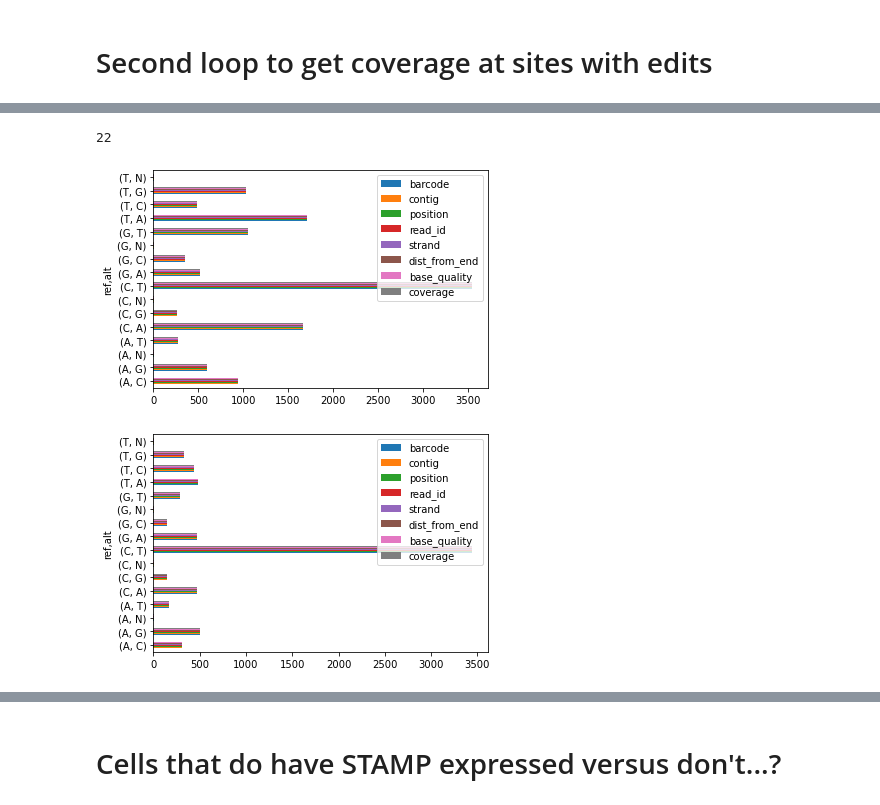
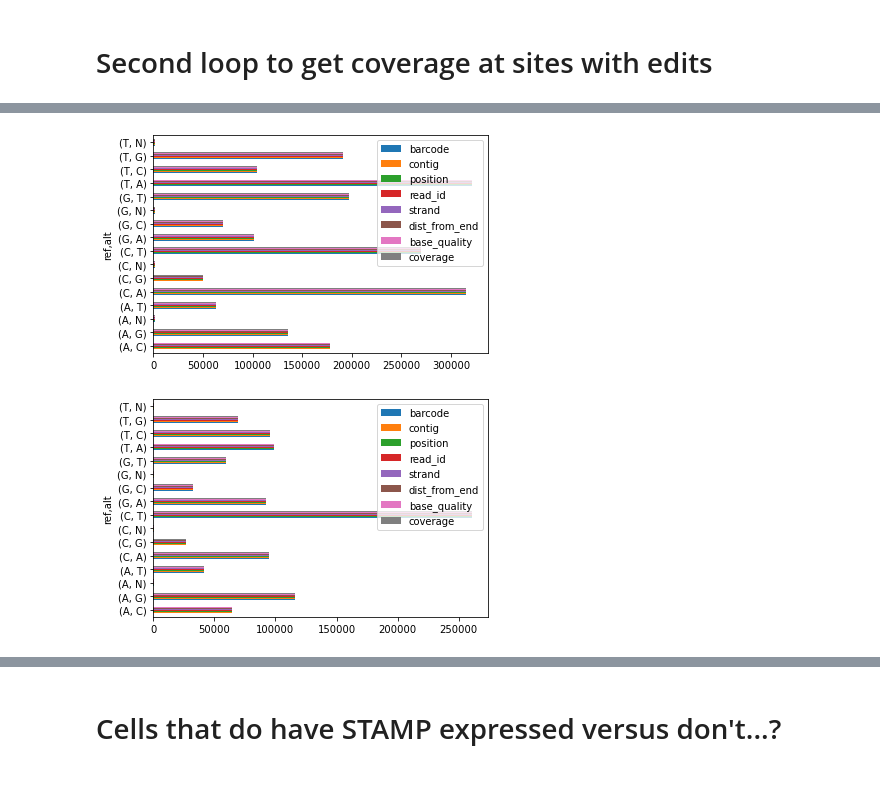
Before and after one commit to howardxu520/MARINE, a Jupyter notebook: scripts/check_against_pileup_all_cells.ipynb, the cells around one changed output, grey strips where cells are left out. Drawn from its saved outputs; the diff is of its cells as text; code cells hidden in the pictures.

```diff
--- a/scripts/check_against_pileup_all_cells.ipynb
+++ b/scripts/check_against_pileup_all_cells.ipynb
@@ -158,30 +170,0 @@ barcodes.get('1')
-# %%
-import shutil
-
-num_barcodes = 0
-for contig, reads_for_barcode_in_contig in barcodes.items():
-    for barcode, reads_for_barcode in reads_for_barcode_in_contig.items():
-        num_barcodes += 1
-        if num_barcodes % 100 == 0:
-            print("Barcode {} (#{})".format(barcode, num_barcodes))
-        barcode_bam_file_name = "{}.bam".format(barcode)
-
-        bam_for_barcode = pysam.AlignmentFile(barcode_bam_file_name, "wb", template=samfile)
-        for read in reads_for_barcode:
-            bam_for_barcode.write(read)
-        bam_for_barcode.close()
-
-        split_bams_subfolder = '{}/split_bams/'.format(output_folder)
-        if not os.path.exists(split_bams_subfolder):
-            os.mkdir(split_bams_subfolder)
-
-        folder_name = '{}/contig_{}'.format(split_bams_subfolder, contig)
-        if not os.path.exists(folder_name):
-            os.mkdir(folder_name)
-
-        new_bam_location = '{}/{}'.format(folder_name, barcode_bam_file_name)
-        shutil.move(barcode_bam_file_name, new_bam_location)
-
-        if not os.path.exists('{}.bai'.format(new_bam_location)):
-            print('indexing')
-            pysam.index(new_bam_location)
@@ -244,11 +268,9 @@ for contig in contig_lengths_dict.keys():
     unique_barcodes = sorted(edit_info.barcode.unique())
 
 
-    for barcode in unique_barcodes:
-        if barcode != 'AAACCCAAGATTGCGG-1':
-            continue
-
-        print(barcode)
+    for i, barcode in enumerate(unique_barcodes):
+        if i % 100 == 0:
+            print('{}/{}'.format(i, len(unique_barcodes)))
 
         barcode_bam = '{}/split_bams/contig_{}/{}.bam'.format(output_folder, contig, barcode)
 
@@ -294,8 +315,4 @@ JH584295.1
 Stamp
-# %%
-len(all_edit_info_for_barcodes)
-# %% [output]
-22
 # %%
 all_edit_info = pd.concat(all_edit_info_for_barcodes)
 # %%
@@ -303,13 +320,13 @@ all_edit_info['contig'] = all_edit_info.contig.astype(str)
 # %%
 all_edit_info.groupby(['ref', 'alt']).count().plot(kind='barh')
 
-all_edit_info[all_edit_info.base_quality > 13].groupby(['ref', 'alt']).count().plot(kind='barh')
+all_edit_info[all_edit_info.base_quality > 15].groupby(['ref', 'alt']).count().plot(kind='barh')
 
 
-all_edit_info_filtered = all_edit_info[all_edit_info.base_quality > 13]
+all_edit_info_filtered = all_edit_info[all_edit_info.base_quality > 15]
 # %% [output]
-[figure, old version]
+[figure, new version]
-[figure, old version]
+[figure, new version]
 # %%
 example_new_ct =  all_edit_info_filtered[(all_edit_info_filtered.ref == 'C') & (all_edit_info_filtered.alt == 'T')].sort_values('position')
 # %%
```
Also changed, not shown: parts of 22 cells of this notebook.
